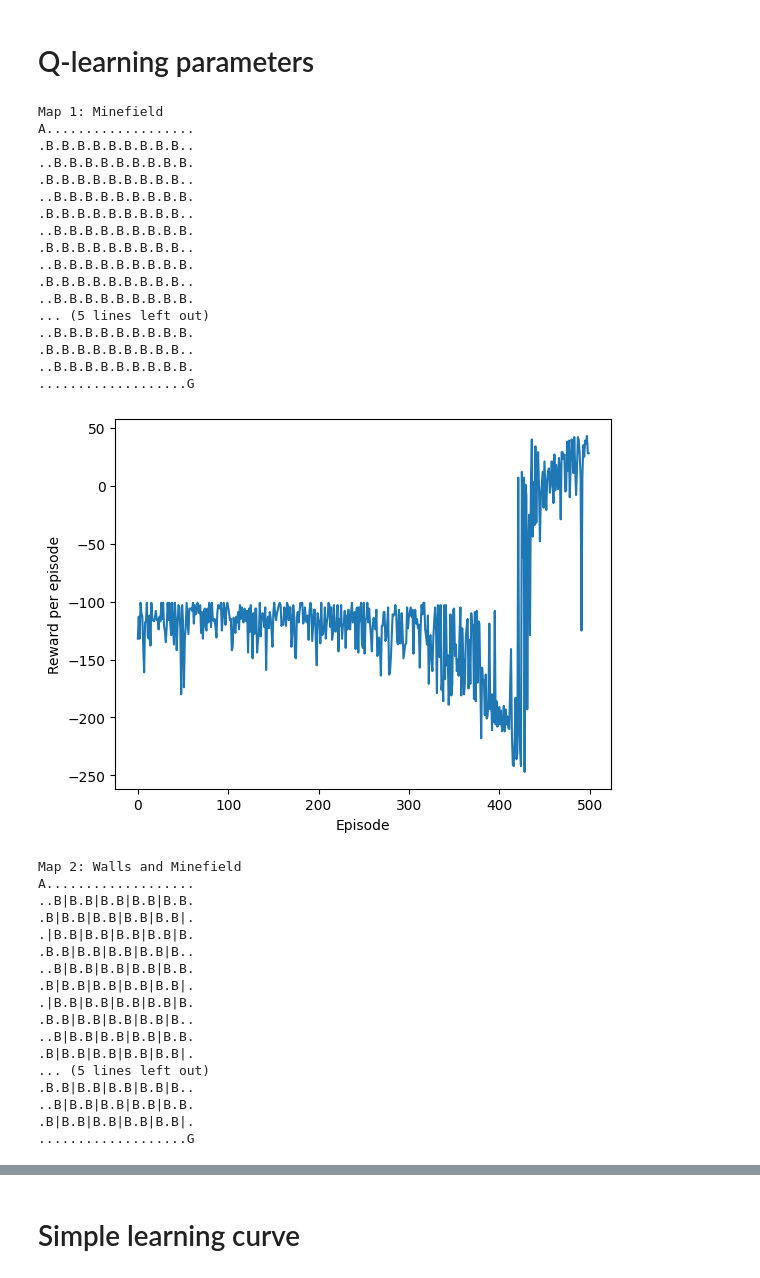
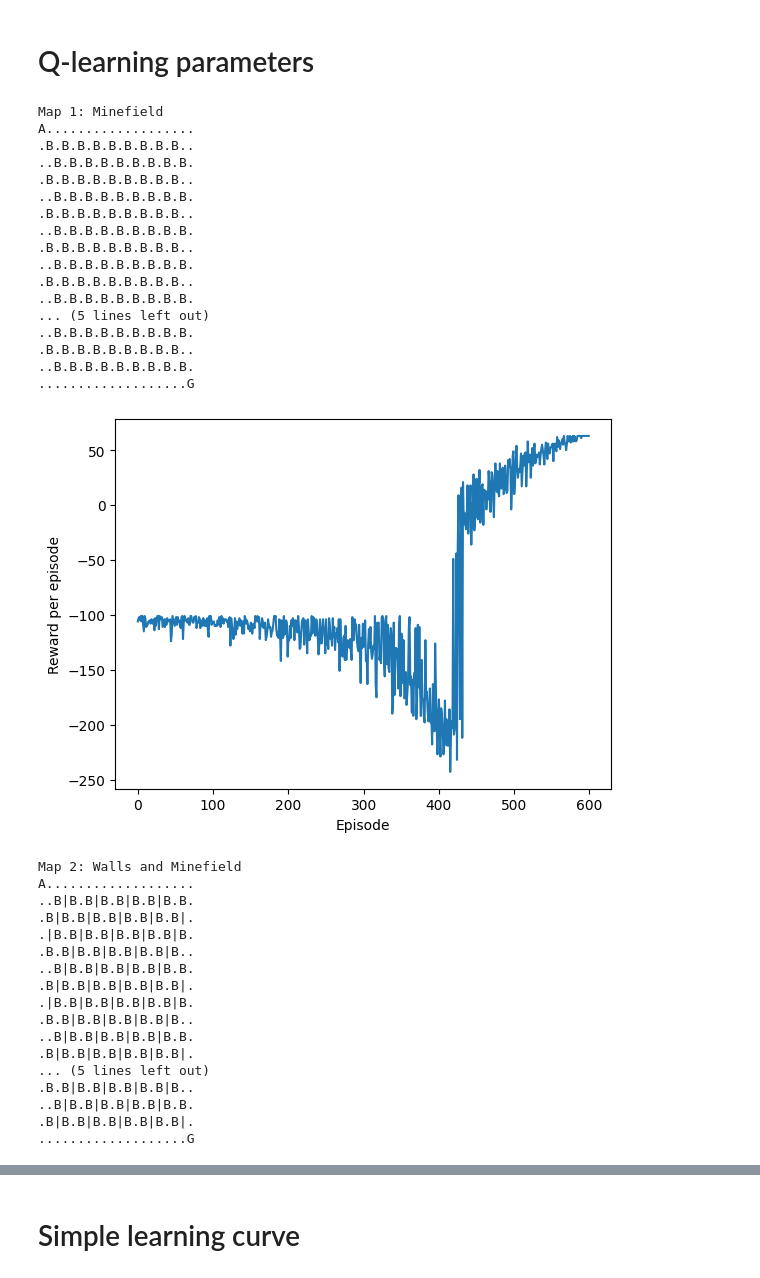
Before and after one commit to vchamelin/AI-Kpi, a Jupyter notebook: Q-learning.ipynb, the cells around one changed output, grey strips where cells are left out. Cells and saved outputs as stored; diff of their text form; code cells hidden in the pictures.

```diff
--- a/Q-learning.ipynb
+++ b/Q-learning.ipynb
@@ -34,8 +34,6 @@ class GridWorld:
             x, y = position
 
         reward = -1
-        if position == (x, y):
-            reward = -5
         done = False
         if (x, y) in self.bomb_positions:
             reward = -100
@@ -166,7 +164,7 @@ map_variants = [
         "initial_position": (0, 0)
     },
     {
-        "name": "Map Variant 6: X",
+        "name": "Map 6: X",
         "width": 20,
         "height": 20,
         "bomb_positions": [],
@@ -175,7 +173,7 @@ map_variants = [
         "initial_position": (2, 1)
     },
     {
-        "name": "Map Variant 7: Straight Wall Labyrinth",
+        "name": "Map 7: Straight Wall Labyrinth",
         "width": 20,
         "height": 20,
         "wall_positions": [],
@@ -183,6 +181,15 @@ map_variants = [
         "bomb_positions": [(i, j) for i in range(0, 20) for j in range(0, 20, 4) if i != j and i != j+1 and j != i+1],
         "initial_position": (0, 0)
     },
+        {
+        "name": "Map 8: Straight Bomb Row Maze",
+        "width": 20,
+        "height": 20,
+        "wall_positions": [(i, j) for i in range(0, 20, 2) for j in range(1, 20) if i != j] + [(i, j) for i in range(0, 20) for j in range(0, 20, 2) if i != j and i != j+1 and j != i+1],
+        "gold_positions": [(19, 19)],
+        "bomb_positions": [],
+        "initial_position": (0, 0)
+    },
 ]
 # %% [markdown]
 # Q-learning parameters
@@ -198,35 +205,35 @@ for variant in map_variants:
         variant["initial_position"]
     )
     print(variant["name"])
     env.print_grid()
     q_learning_agent = QLearningAgent()
-    reward_per_episode = play(env, q_learning_agent, trials=500, learn=True)
+    reward_per_episode = play(env, q_learning_agent, trials=600, learn=True)
 
     plt.plot(reward_per_episode)
     plt.xlabel("Episode")
     plt.ylabel("Reward per episode")
     plt.show()
 
     reward_per_episode_all_maps.append(reward_per_episode)
 # %% [output]
 Map 1: Minefield
 A...................
 .B.B.B.B.B.B.B.B.B..
 ..B.B.B.B.B.B.B.B.B.
 .B.B.B.B.B.B.B.B.B..
 ..B.B.B.B.B.B.B.B.B.
 .B.B.B.B.B.B.B.B.B..
 ..B.B.B.B.B.B.B.B.B.
 .B.B.B.B.B.B.B.B.B..
 ..B.B.B.B.B.B.B.B.B.
 .B.B.B.B.B.B.B.B.B..
 ..B.B.B.B.B.B.B.B.B.
 ... (5 lines left out)
 ..B.B.B.B.B.B.B.B.B.
 .B.B.B.B.B.B.B.B.B..
 ..B.B.B.B.B.B.B.B.B.
 ...................G
-[figure, old version]
+[figure, new version]
 Map 2: Walls and Minefield
 A...................
 ..B|B.B|B.B|B.B|B.B.
```
Also changed, not shown: parts of 2 cells of this notebook.
